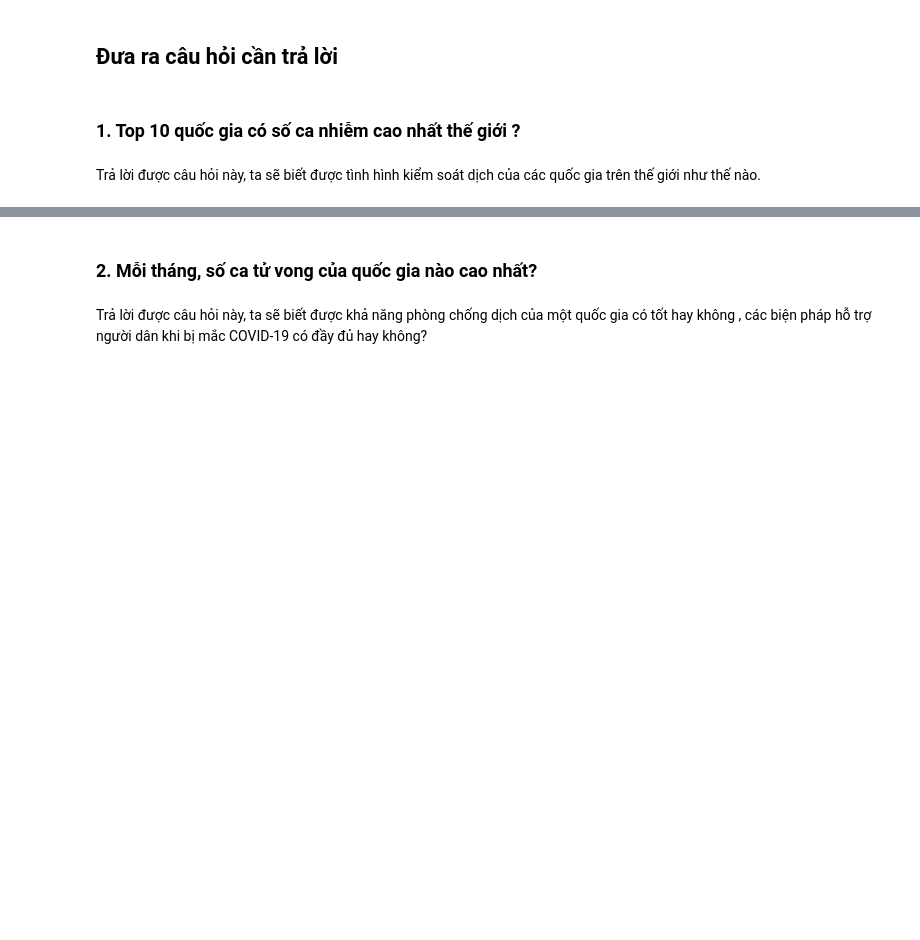
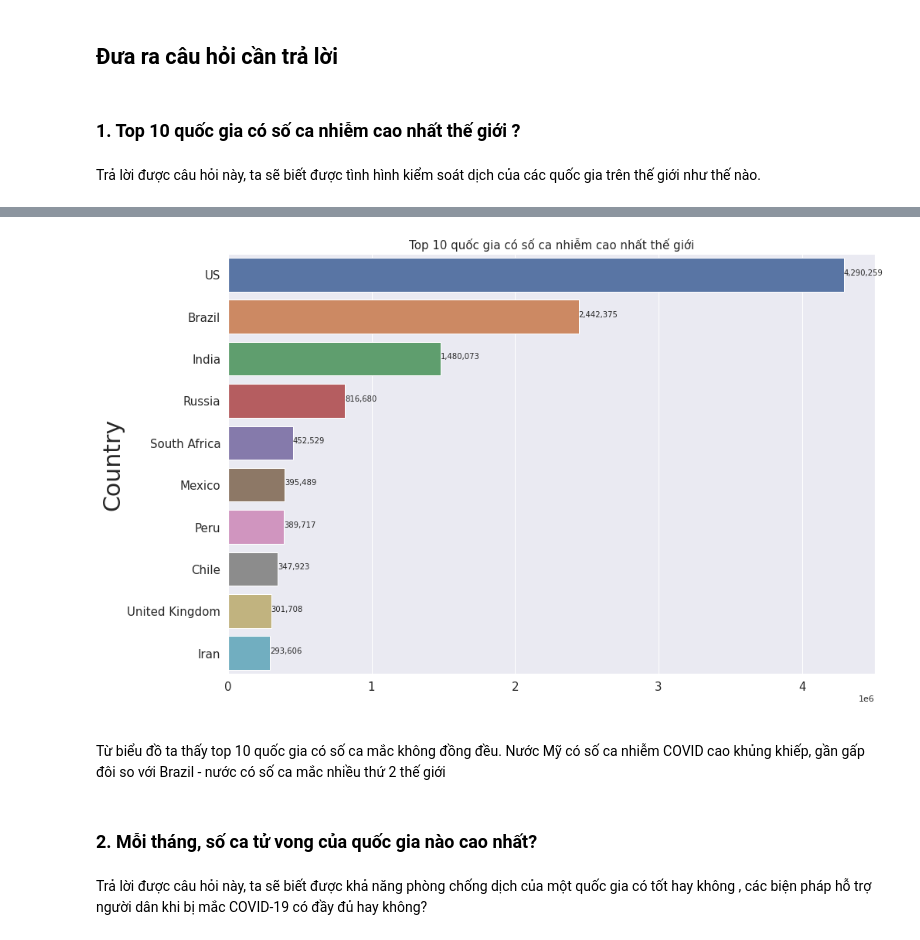
Before and after one commit to thanhtruong1712/DACK_LTKHDL, a Jupyter notebook: FinalProject.ipynb, the cells around one changed output, grey strips where cells are left out. Saved outputs shown, nothing was run; the diff lists cells and outputs as text; code cells hidden in the pictures; blank space fills up the shorter version.

```diff
--- a/FinalProject.ipynb
+++ b/FinalProject.ipynb
@@ -105,0 +114,4 @@ Trả lời được câu hỏi này, ta sẽ biết được tình hình kiểm
+# %%
+d= df.loc[df['Date'] == df['Date'].max()]
+top_country = d.groupby('Country/Region')['Confirmed'].sum().sort_values(ascending=False).head(10).reset_index()
+top_country
@@ -106,3 +130,23 @@ Trả lời được câu hỏi này, ta sẽ biết được tình hình kiểm
+# %%
+sns.set(style="darkgrid")
+plt.figure(figsize= (15,10))
+
+ax = sns.barplot(x=top_country['Confirmed'],
+                 y=top_country['Country/Region'])
+
+for i, (value, name) in enumerate(zip(top_country['Confirmed'], top_country['Country/Region'])):
+    ax.text(value, i-.05, f'{value:,.0f}', size=10, ha='left', va='center')
+ax.set(xlabel='Total cases', ylabel='Country/Region')
+
+plt.xticks(fontsize=15)
+plt.yticks(fontsize=15)
+plt.xlabel(' ', fontsize=30)
+plt.ylabel('Country', fontsize=30)
+plt.title('Top 10 quốc gia có số ca nhiễm cao nhất thế giới', fontsize=15);
+# %% [output]
+[figure, added]
+# %% [markdown]
+Từ biểu đồ ta thấy top 10 quốc gia có số ca mắc không đồng đều. Nước Mỹ có số ca nhiễm COVID cao khủng khiếp, gần gấp đôi so với Brazil - nước có số ca mắc nhiều thứ 2 thế giới
 # %% [markdown]
 ### 2. Mỗi tháng, số ca tử vong của quốc gia nào cao nhất?
 # %% [markdown]
```
Also changed, not shown: parts of 14 cells of this notebook.
